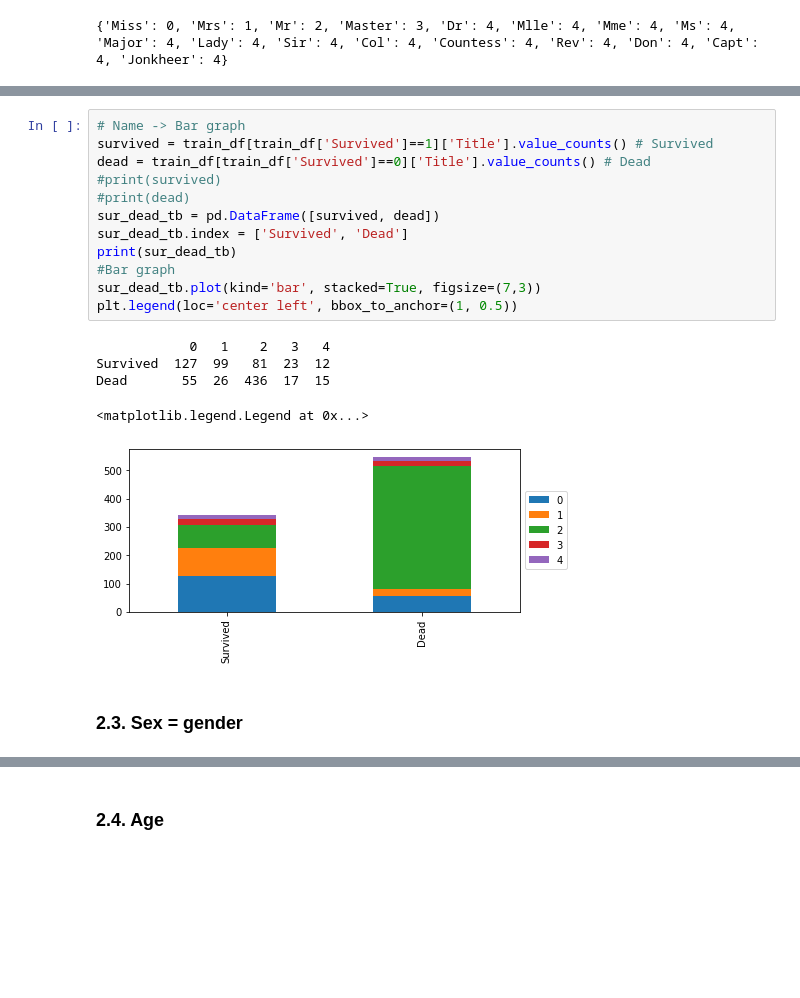
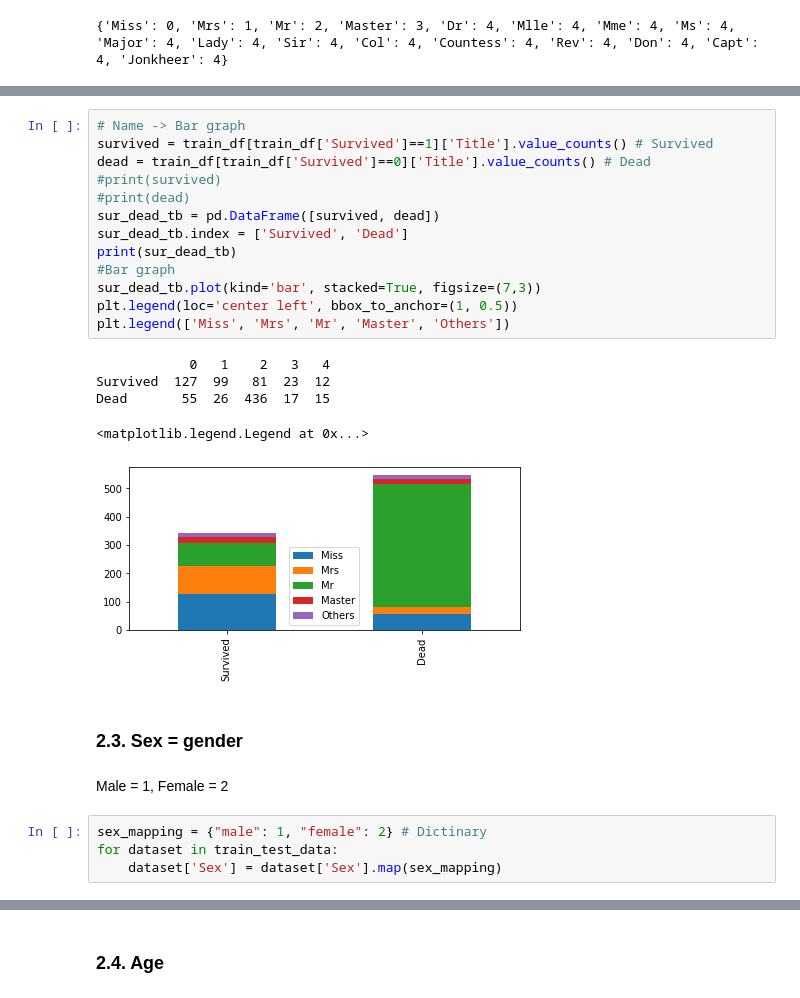
Before and after one commit to mrlee0708/kaggle-titanic, a Jupyter notebook: titanic-miran.ipynb, the cells around one changed output, grey strips where cells are left out. Saved outputs shown, nothing was run; the diff lists cells and outputs as text; blank space fills up the shorter version.

```diff
--- a/titanic-miran.ipynb
+++ b/titanic-miran.ipynb
@@ -224,20 +226,27 @@ test_df.head()
 # %%
 # Name -> Bar graph
 survived = train_df[train_df['Survived']==1]['Title'].value_counts() # Survived
 dead = train_df[train_df['Survived']==0]['Title'].value_counts() # Dead
 #print(survived)
 #print(dead)
 sur_dead_tb = pd.DataFrame([survived, dead])
 sur_dead_tb.index = ['Survived', 'Dead']
 print(sur_dead_tb)
 #Bar graph
 sur_dead_tb.plot(kind='bar', stacked=True, figsize=(7,3))
 plt.legend(loc='center left', bbox_to_anchor=(1, 0.5))
+plt.legend(['Miss', 'Mrs', 'Mr', 'Master', 'Others'])
 # %% [output]
             0   1    2   3   4
 Survived  127  99   81  23  12
 Dead       55  26  436  17  15
 <matplotlib.legend.Legend at 0x...>
-[figure, old version]
+[figure, new version]
 # %% [markdown]
 ### 2.3. Sex = gender
+# %% [markdown]
+Male = 1, Female = 2
+# %%
+sex_mapping = {"male": 1, "female": 2} # Dictinary
+for dataset in train_test_data:
+    dataset['Sex'] = dataset['Sex'].map(sex_mapping)
```
Also changed, not shown: parts of 8 cells of this notebook.
